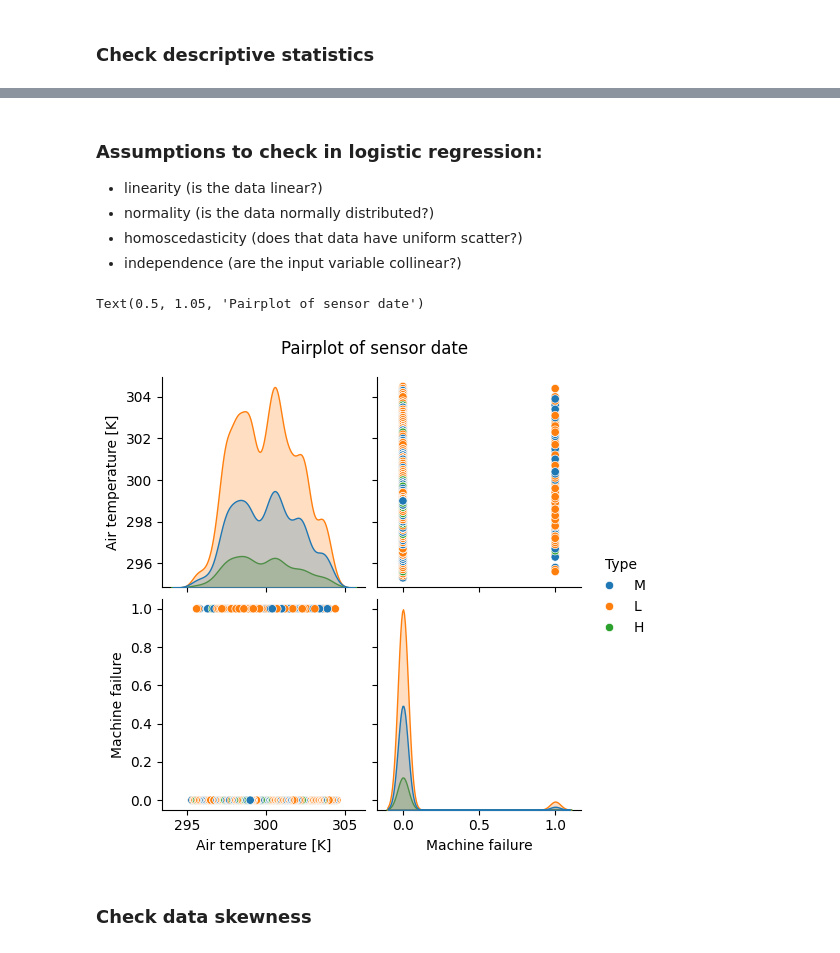
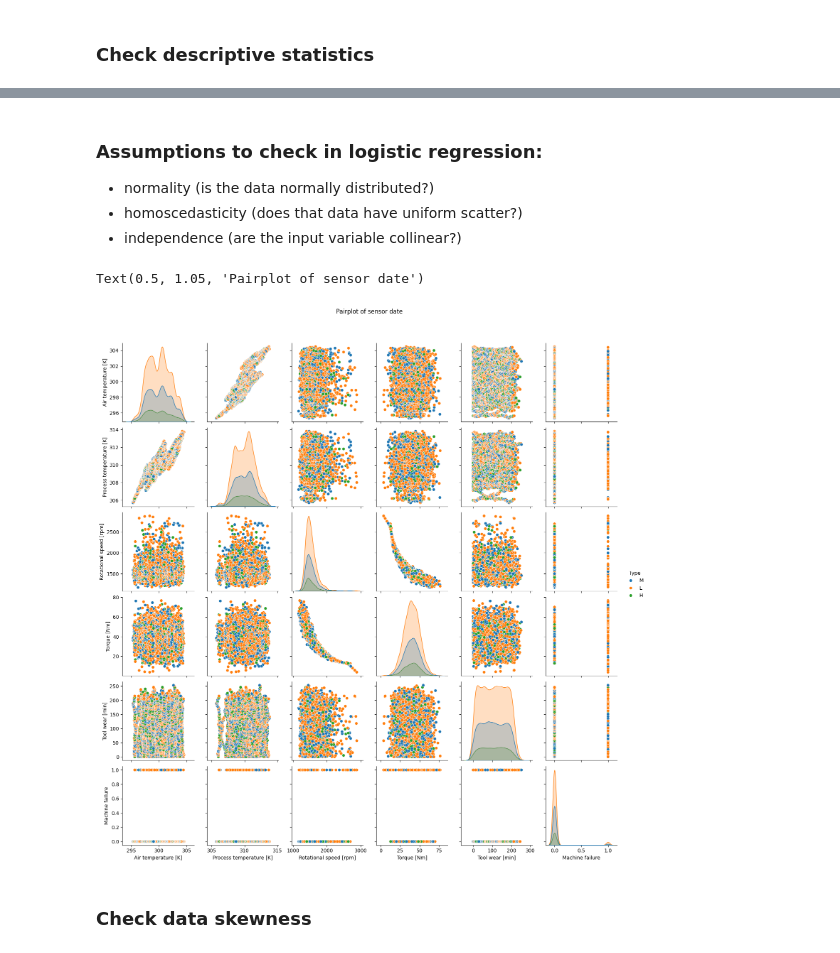
Before and after one commit to cevoaustralia/predictive-maintenance, a Jupyter notebook: predictive_maintenance_alt.ipynb, the cells around one changed output, grey strips where cells are left out. Drawn from its saved outputs; the diff is of its cells as text; code cells hidden in the pictures.

```diff
--- a/predictive_maintenance_alt.ipynb
+++ b/predictive_maintenance_alt.ipynb
@@ -119,22 +119,21 @@ sensors_copy_df.describe()
 | max | 10000.00000 | 304.500000 | 313.800000 | 2886.000000 | 76.600000 | ... |
 # %% [markdown]
 ### Assumptions to check in logistic regression:
-- linearity (is the data linear?)
 - normality (is the data normally distributed?)
 - homoscedasticity (does that data have uniform scatter?)
 - independence (are the input variable collinear?)
 # %%
 plot = sns.pairplot(sensors_copy_df[["Type",
                                      "Air temperature [K]",
-                                    #  "Process temperature [K]",
-                                    #  "Rotational speed [rpm]",
-                                    #  "Torque [Nm]",
-                                    #  "Tool wear [min]",
+                                     "Process temperature [K]",
+                                     "Rotational speed [rpm]",
+                                     "Torque [Nm]",
+                                     "Tool wear [min]",
                                      "Machine failure"]], hue="Type")
 plot.figure.suptitle("Pairplot of sensor date", y=1.05)
 # %% [output]
 Text(0.5, 1.05, 'Pairplot of sensor date')
-[figure, old version]
+[figure, new version]
 # %% [markdown]
 ### Check data skewness
 # %%
```
Also changed, not shown: parts of 5 cells of this notebook.
